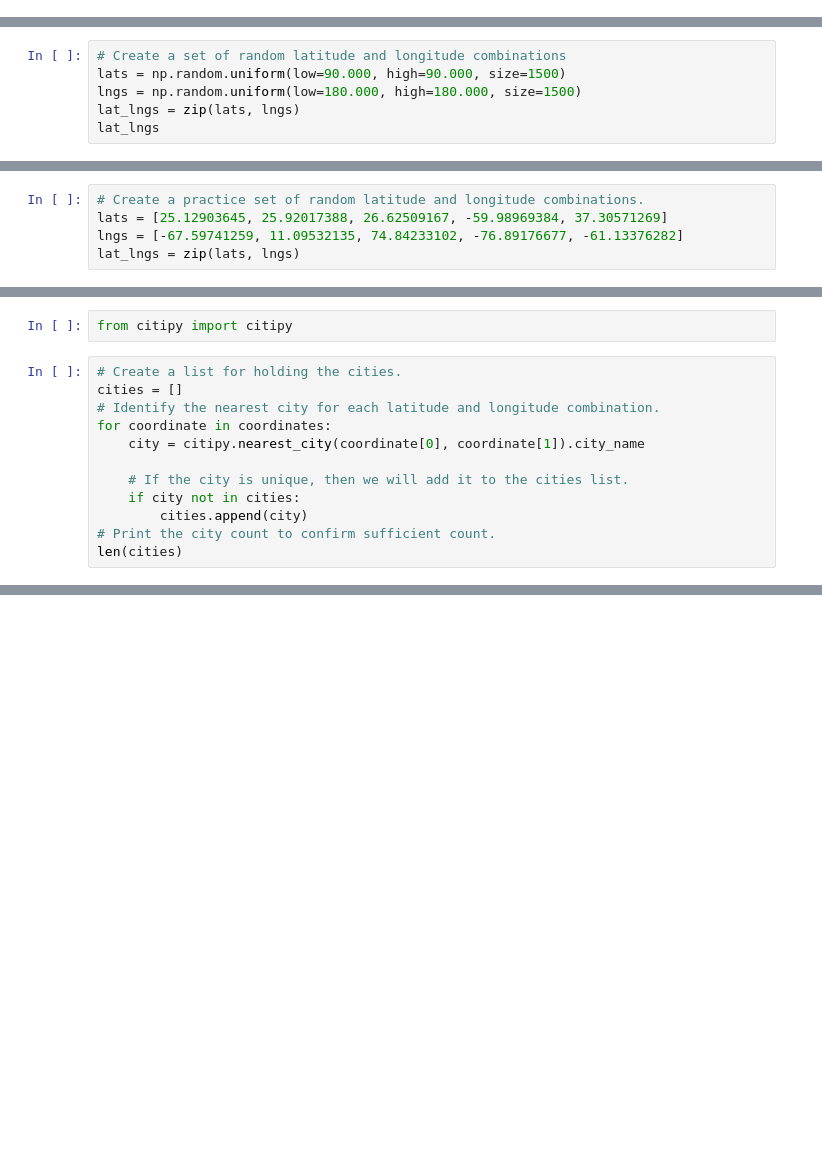
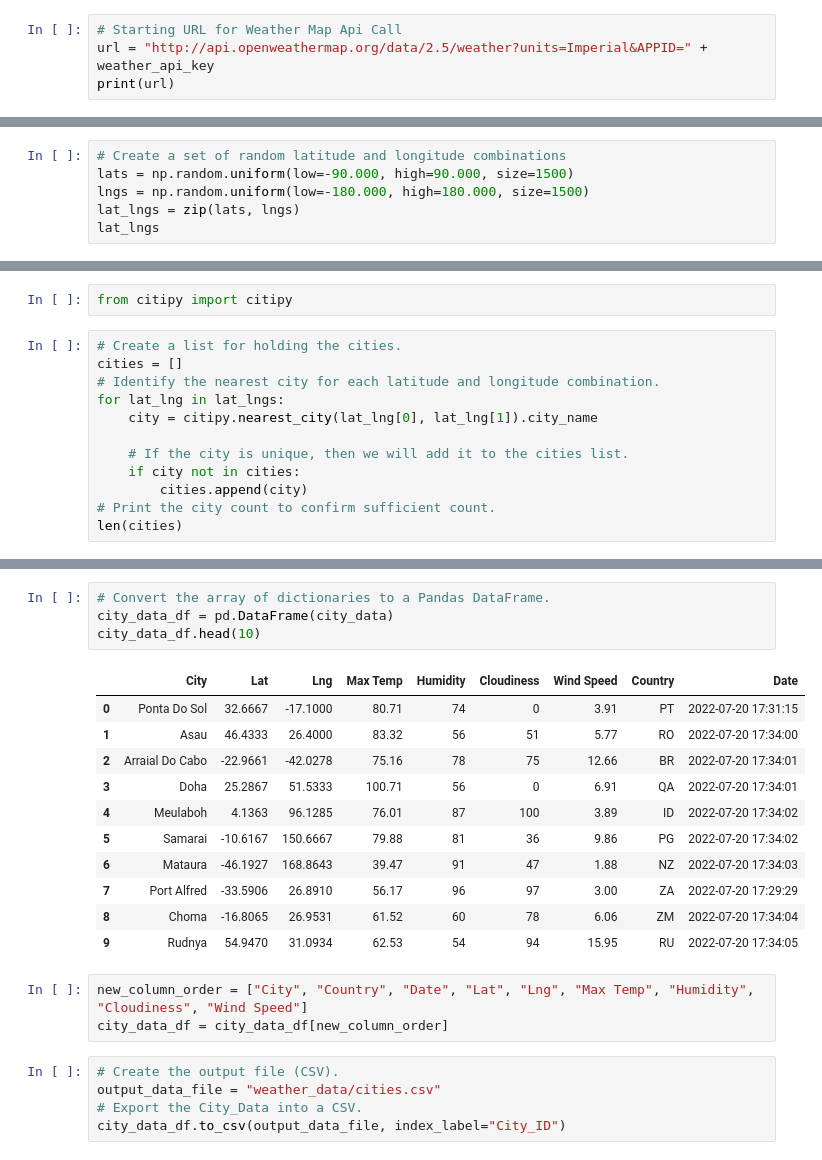
Before and after one commit to Megreid23/World_Weather_Analysis, a Jupyter notebook: WeatherPy.ipynb, the cells around one changed output, grey strips where cells are left out. Cells and saved outputs as stored; diff of their text form; blank space fills up the shorter version.

Commit message:
Adding updated WeatherPy.ipynb and .gitignore

```diff
--- a/WeatherPy.ipynb
+++ b/WeatherPy.ipynb
@@ -5,0 +12,4 @@ import numpy as np
+# %%
+# Starting URL for Weather Map Api Call
+url = "http://api.openweathermap.org/data/2.5/weather?units=Imperial&APPID=" + weather_api_key
+print(url)
@@ -6,13 +18,8 @@ import numpy as np
 # %%
 # Create a set of random latitude and longitude combinations
-lats = np.random.uniform(low=90.000, high=90.000, size=1500)
-lngs = np.random.uniform(low=180.000, high=180.000, size=1500)
+lats = np.random.uniform(low=-90.000, high=90.000, size=1500)
+lngs = np.random.uniform(low=-180.000, high=180.000, size=1500)
 lat_lngs = zip(lats, lngs)
 lat_lngs
 # %% [output]
 <zip at 0x...>
-# %%
-# Create a practice set of random latitude and longitude combinations.
-lats = [25.12903645, 25.92017388, 26.62509167, -59.98969384, 37.30571269]
-lngs = [-67.59741259, 11.09532135, 74.84233102, -76.89176677, -61.13376282]
-lat_lngs = zip(lats, lngs)
@@ -35,8 +29,8 @@ from citipy import citipy
 # Create a list for holding the cities.
 cities = []
 # Identify the nearest city for each latitude and longitude combination.
-for coordinate in coordinates:
-    city = citipy.nearest_city(coordinate[0], coordinate[1]).city_name
+for lat_lng in lat_lngs:
+    city = citipy.nearest_city(lat_lng[0], lat_lng[1]).city_name
 
     # If the city is unique, then we will add it to the cities list.
     if city not in cities:
@@ -47,0 +121,24 @@ len(cities)
+# %%
+# Convert the array of dictionaries to a Pandas DataFrame.
+city_data_df = pd.DataFrame(city_data)
+city_data_df.head(10)
+# %% [output]
+|  | City | Lat | Lng | Max Temp | Humidity | Cloudiness | Wind Speed | Country | Date |
+| 0 | Ponta Do Sol | 32.6667 | -17.1000 | 80.71 | 74 | 0 | 3.91 | PT | 2022-07-20 17:31:15 |
+| 1 | Asau | 46.4333 | 26.4000 | 83.32 | 56 | 51 | 5.77 | RO | 2022-07-20 17:34:00 |
+| 2 | Arraial Do Cabo | -22.9661 | -42.0278 | 75.16 | 78 | 75 | 12.66 | BR | 2022-07-20 17:34:01 |
+| 3 | Doha | 25.2867 | 51.5333 | 100.71 | 56 | 0 | 6.91 | QA | 2022-07-20 17:34:01 |
+| 4 | Meulaboh | 4.1363 | 96.1285 | 76.01 | 87 | 100 | 3.89 | ID | 2022-07-20 17:34:02 |
+| 5 | Samarai | -10.6167 | 150.6667 | 79.88 | 81 | 36 | 9.86 | PG | 2022-07-20 17:34:02 |
+| 6 | Mataura | -46.1927 | 168.8643 | 39.47 | 91 | 47 | 1.88 | NZ | 2022-07-20 17:34:03 |
+| 7 | Port Alfred | -33.5906 | 26.8910 | 56.17 | 96 | 97 | 3.00 | ZA | 2022-07-20 17:29:29 |
+| 8 | Choma | -16.8065 | 26.9531 | 61.52 | 60 | 78 | 6.06 | ZM | 2022-07-20 17:34:04 |
+| 9 | Rudnya | 54.9470 | 31.0934 | 62.53 | 54 | 94 | 15.95 | RU | 2022-07-20 17:34:05 |
+# %%
+new_column_order = ["City", "Country", "Date", "Lat", "Lng", "Max Temp", "Humidity", "Cloudiness", "Wind Speed"]
+city_data_df = city_data_df[new_column_order]
+# %%
+# Create the output file (CSV).
+output_data_file = "weather_data/cities.csv"
+# Export the City_Data into a CSV.
+city_data_df.to_csv(output_data_file, index_label="City_ID")
```
Also changed, not shown: parts of 6 cells of this notebook, 1 other file.
